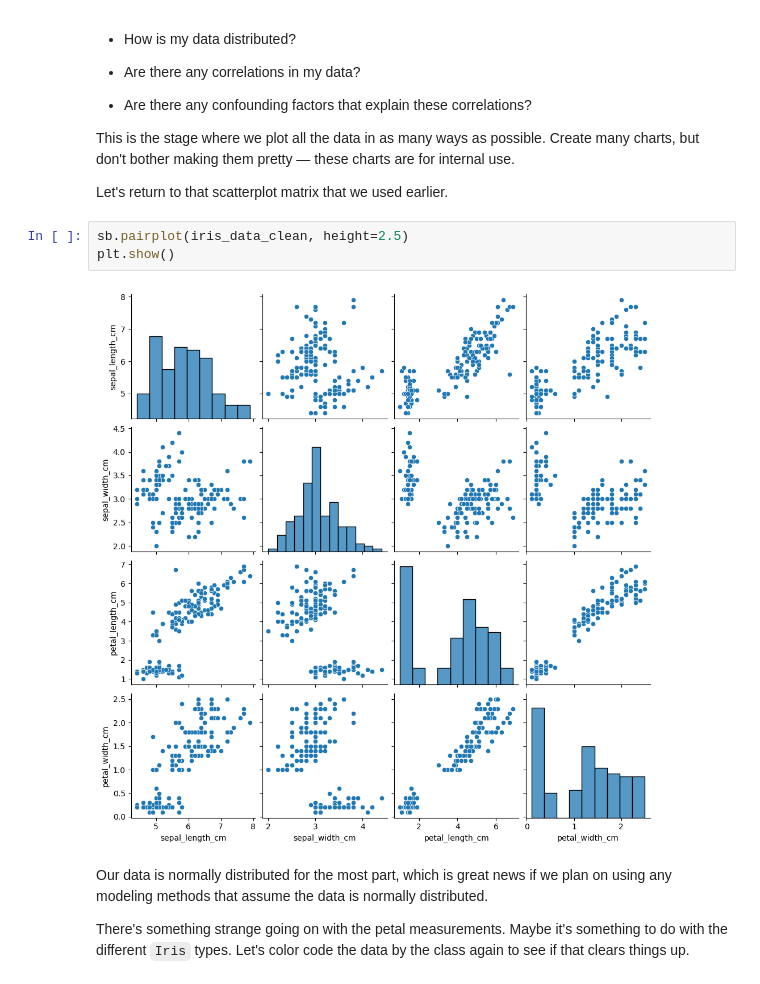
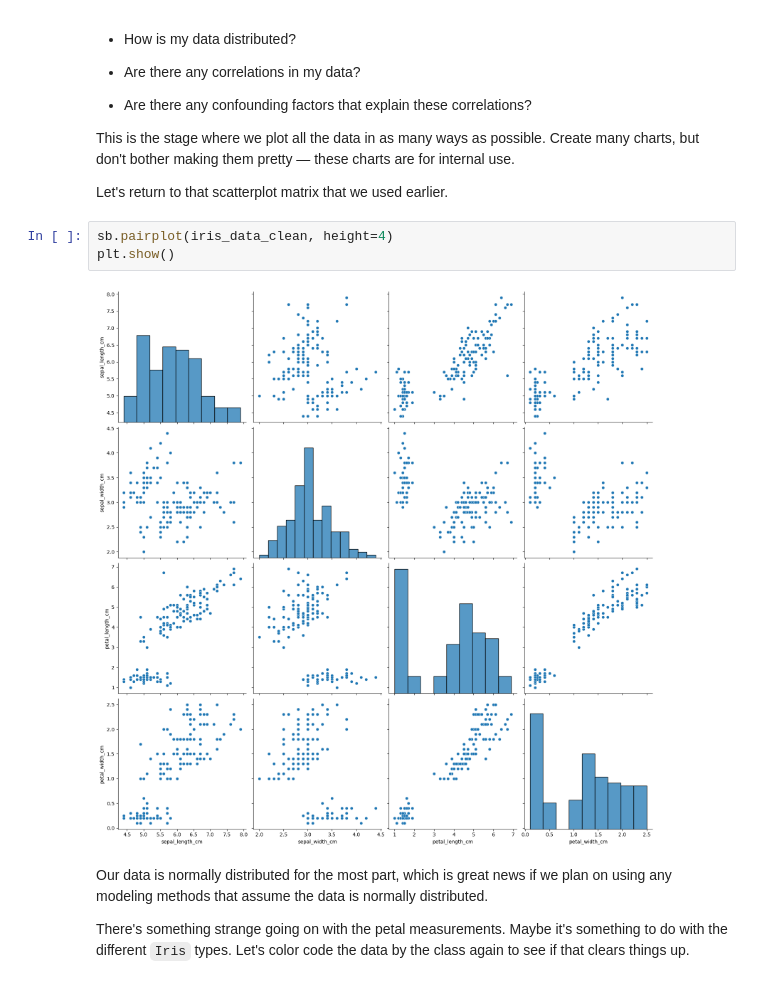
Before and after one commit to jrgreen7/SYSC4906, a Jupyter notebook: W2025/Tutorials/Tutorial-2_PrototypicalMachineLearningNotebook.ipynb, the cells around one changed output. Saved outputs shown, nothing was run; the diff lists cells and outputs as text.

```diff
--- a/W2025/Tutorials/Tutorial-2_PrototypicalMachineLearningNotebook.ipynb
+++ b/W2025/Tutorials/Tutorial-2_PrototypicalMachineLearningNotebook.ipynb
@@ -451,10 +455,10 @@ This is the stage where we plot all the data in as many ways as possible. Create
 
 Let's return to that scatterplot matrix that we used earlier.
 # %%
-sb.pairplot(iris_data_clean, height=2.5)
+sb.pairplot(iris_data_clean, height=4)
 plt.show()
 # %% [output]
-[figure, old version]
+[figure, new version]
 # %% [markdown]
 Our data is normally distributed for the most part, which is great news if we plan on using any modeling methods that assume the data is normally distributed.
 
```
Also changed, not shown: parts of 15 cells of this notebook, 2 other files.
